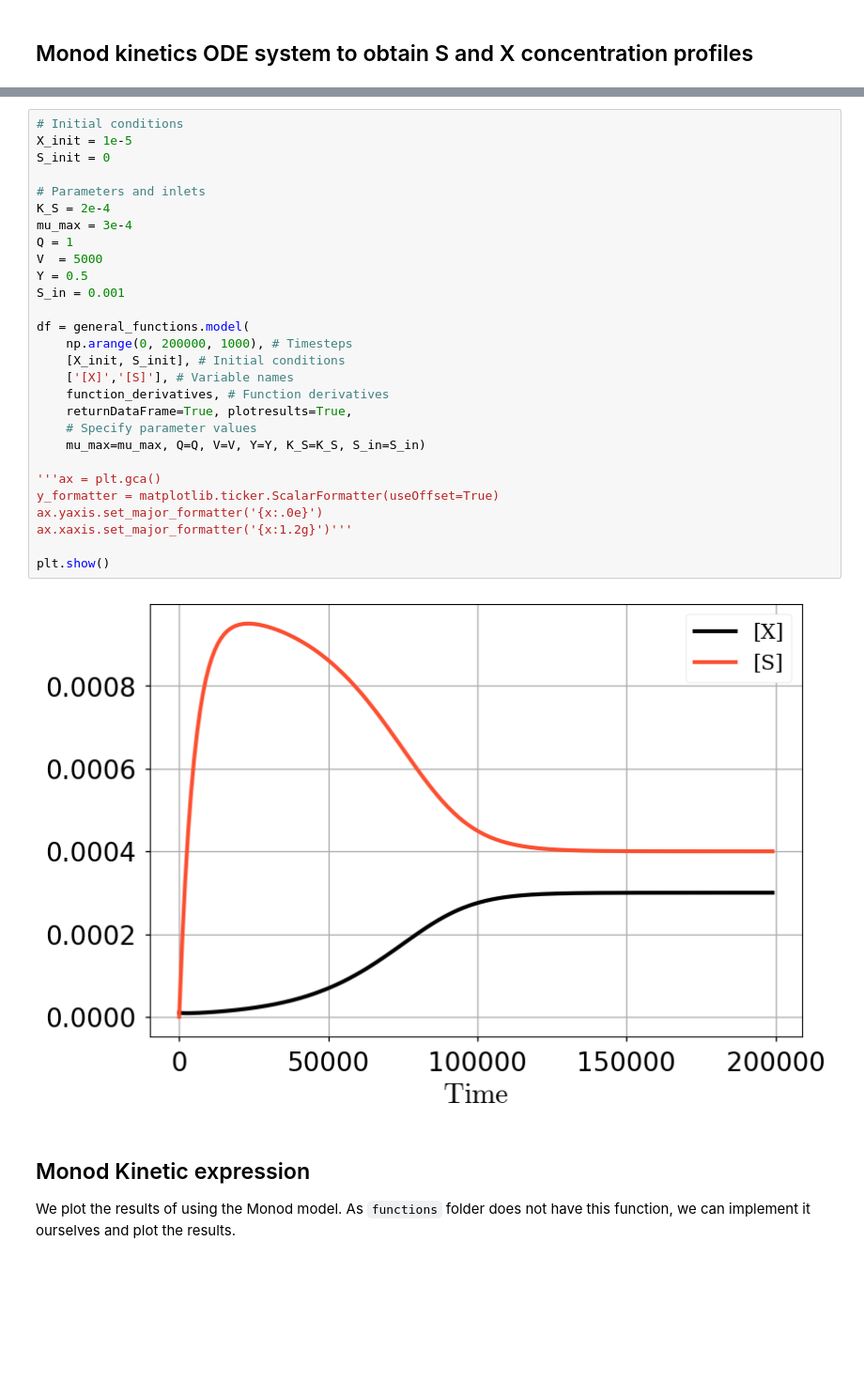
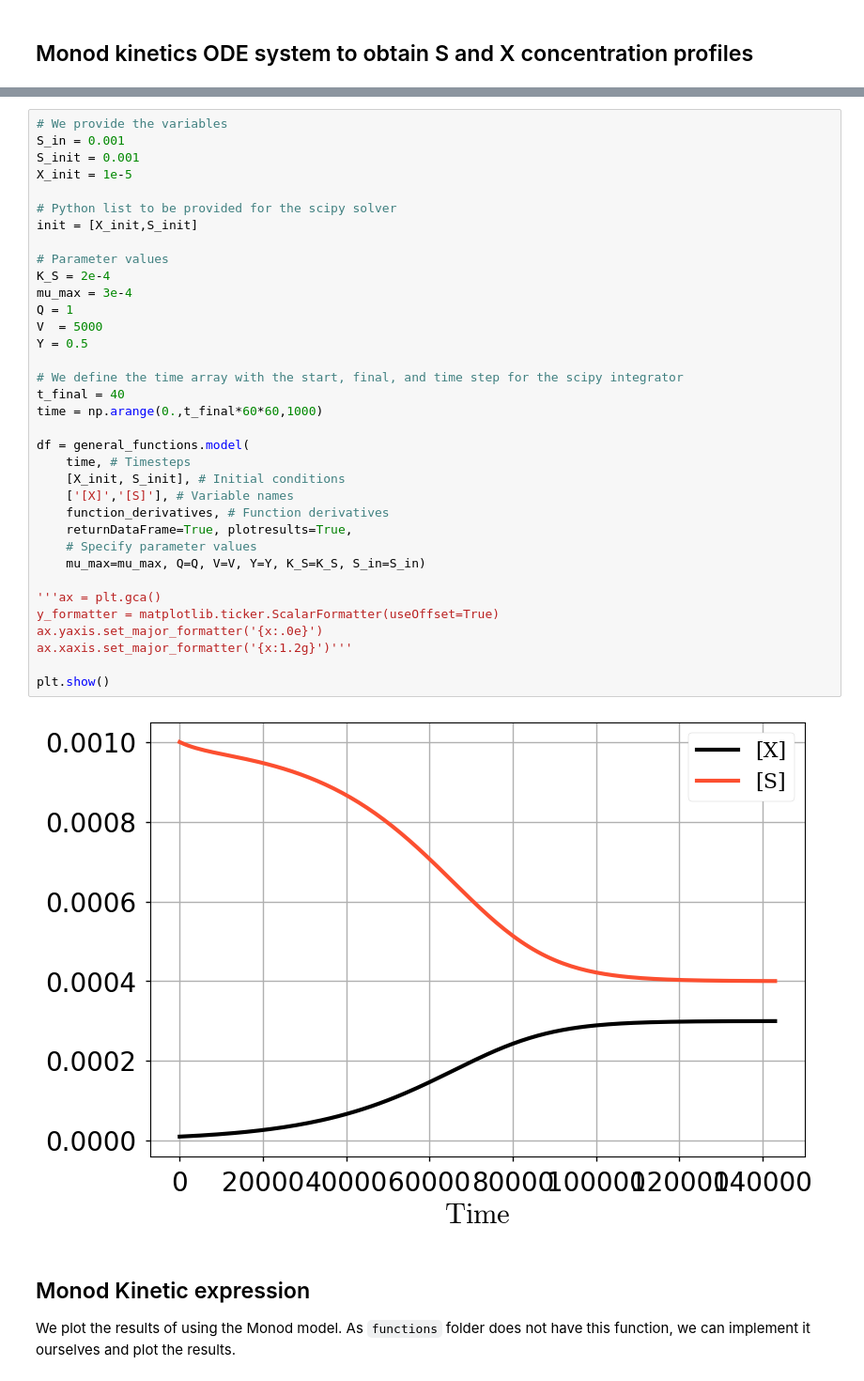
Before and after one commit to davidfernand/modsim_demos, a Jupyter notebook: notebooks/Chapter_3_Linearisation/linearisation_Monod.ipynb, the cells around one changed output, grey strips where cells are left out. Shown at 94% size. Saved outputs shown, nothing was run; the diff lists cells and outputs as text; blank space fills up the shorter version.

```diff
--- a/notebooks/Chapter_3_Linearisation/linearisation_Monod.ipynb
+++ b/notebooks/Chapter_3_Linearisation/linearisation_Monod.ipynb
@@ -32,33 +32,40 @@
 # %%
-# Initial conditions
+# We provide the variables
+S_in = 0.001
+S_init = 0.001
 X_init = 1e-5
-S_init = 0
 
-# Parameters and inlets
+# Python list to be provided for the scipy solver
+init = [X_init,S_init]
+
+# Parameter values
 K_S = 2e-4
 mu_max = 3e-4
 Q = 1
 V  = 5000
 Y = 0.5
-S_in = 0.001
+
+# We define the time array with the start, final, and time step for the scipy integrator
+t_final = 40
+time = np.arange(0.,t_final*60*60,1000)
 
 df = general_functions.model(
-    np.arange(0, 200000, 1000), # Timesteps
+    time, # Timesteps
     [X_init, S_init], # Initial conditions
     ['[X]','[S]'], # Variable names
     function_derivatives, # Function derivatives
     returnDataFrame=True, plotresults=True,
     # Specify parameter values
     mu_max=mu_max, Q=Q, V=V, Y=Y, K_S=K_S, S_in=S_in)
 
 '''ax = plt.gca()
 y_formatter = matplotlib.ticker.ScalarFormatter(useOffset=True)
 ax.yaxis.set_major_formatter('{x:.0e}')
 ax.xaxis.set_major_formatter('{x:1.2g}')'''
 
 plt.show()
 # %% [output]
-[figure, old version]
+[figure, new version]
 # %% [markdown]
 ## Monod Kinetic expression
 
```
Also changed, not shown: parts of 11 cells of this notebook, 6 other files.
